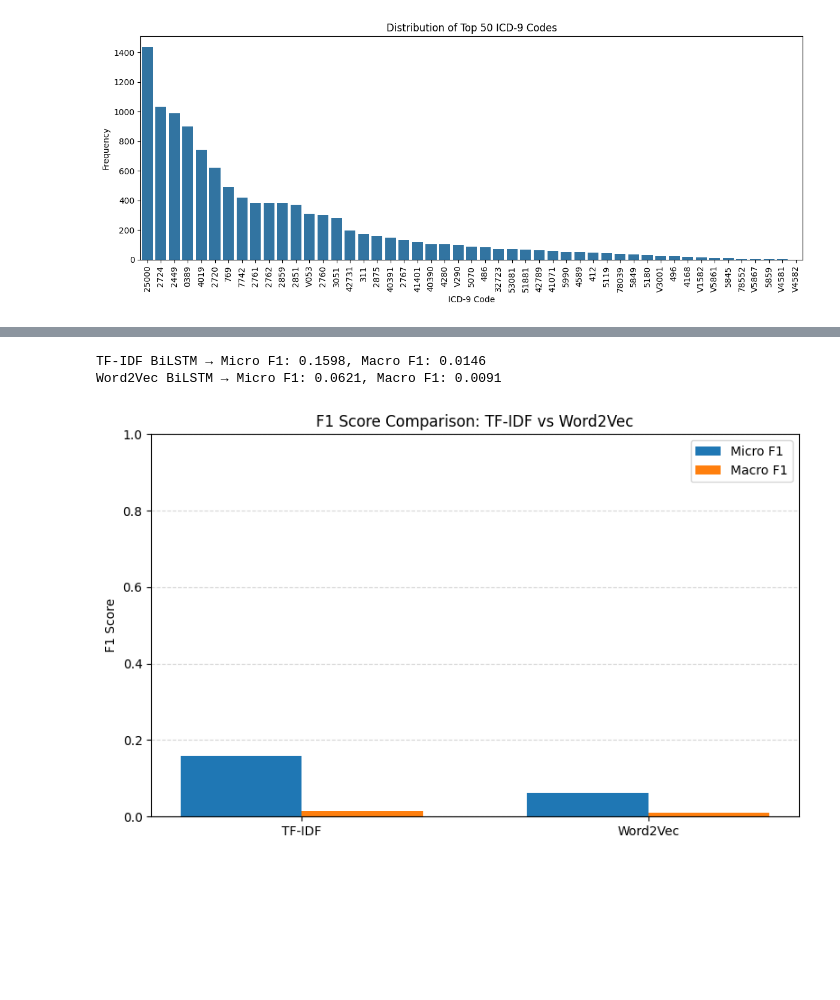
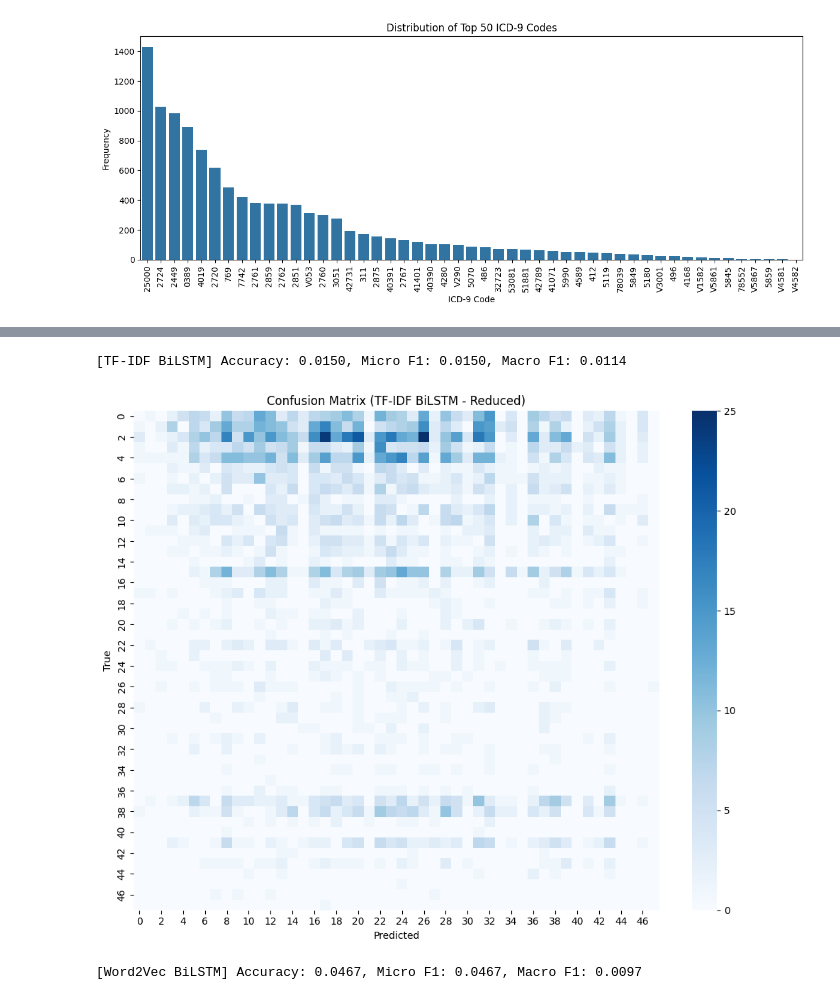
Before and after one commit to amarqez/BD4H, a Jupyter notebook: Vectorize & Train.ipynb, the cells around one changed output, grey strips where cells are left out. Cells and saved outputs as stored; diff of their text form; code cells hidden in the pictures; blank space fills up the shorter version.

```diff
--- a/Vectorize & Train.ipynb
+++ b/Vectorize & Train.ipynb
@@ -334,13 +400,14 @@ y_true, y_pred, y_proba = [], [], []
 
 with torch.no_grad():
     for inputs, targets in test_loader:
+        inputs = inputs.to(device)
         outputs = model(inputs)
         probs = torch.softmax(outputs, dim=1)
         preds = outputs.argmax(1)
 
-        y_true.extend(targets.numpy())
-        y_pred.extend(preds.numpy())
-        y_proba.extend(probs.numpy())
+        y_true.extend(targets.cpu().numpy())
+        y_pred.extend(preds.cpu().numpy())
+        y_proba.extend(probs.cpu().numpy())
 
 # Convert to arrays
 y_true = np.array(y_true)
@@ -532,56 +640,79 @@ Epoch 11/30 | Loss: 3.1962 | Accuracy: 0.1269
 # %%
-from sklearn.metrics import f1_score
+from sklearn.metrics import f1_score, accuracy_score, classification_report, confusion_matrix
+import matplotlib.pyplot as plt
+import seaborn as sns
 import numpy as np
-import matplotlib.pyplot as plt
+import pandas as pd
+import torch
 
-# -----------------------------
-# Evaluate TF-IDF BiLSTM Model
-# -----------------------------
+# ------------------------------------------
+# 1. Evaluate TF-IDF BiLSTM (Reduced SVD Version)
+# ------------------------------------------
 model_tfidf.eval()
 y_true_tfidf, y_pred_tfidf = [], []
 
 with torch.no_grad():
-    for inputs, targets in test_loader_tfidf:
+    for inputs, targets in test_loader:
+        inputs = inputs.to(model_tfidf.fc.weight.device)
         outputs = model_tfidf(inputs)
         preds = outputs.argmax(1)
-        y_true_tfidf.extend(targets.numpy())
-        y_pred_tfidf.extend(preds.numpy())
+        y_true_tfidf.extend(targets.cpu().numpy())
+        y_pred_tfidf.extend(preds.cpu().numpy())
 
 micro_f1_tfidf = f1_score(y_true_tfidf, y_pred_tfidf, average='micro')
 macro_f1_tfidf = f1_score(y_true_tfidf, y_pred_tfidf, average='macro')
+acc_tfidf = accuracy_score(y_true_tfidf, y_pred_tfidf)
 
-print(f"TF-IDF BiLSTM → Micro F1: {micro_f1_tfidf:.4f}, Macro F1: {macro_f1_tfidf:.4f}")
+print(f"[TF-IDF BiLSTM] Accuracy: {acc_tfidf:.4f}, Micro F1: {micro_f1_tfidf:.4f}, Macro F1: {macro_f1_tfidf:.4f}")
 
-# -----------------------------
-# Evaluate Word2Vec BiLSTM Model (Assumes you saved y_true/y_pred earlier)
-# -----------------------------
+# Save classification report
+report_tfidf = classification_report(y_true_tfidf, y_pred_tfidf, output_dict=True)
+report_df = pd.DataFrame(report_tfidf).transpose()
+report_df.to_csv("tfidf_reduced_classification_report.csv", index=True)
+
+# Confusion matrix
+conf_mat = confusion_matrix(y_true_tfidf, y_pred_tfidf)
+plt.figure(figsize=(10, 8))
+sns.heatmap(conf_mat, cmap="Blues", cbar=True)
+plt.title("Confusion Matrix (TF-IDF BiLSTM - Reduced)")
+plt.xlabel("Predicted")
+plt.ylabel("True")
+plt.tight_layout()
+plt.show()
+
+# ------------------------------------------
+# 2. Word2Vec BiLSTM Scores (Assumes `y_true` and `y_pred` exist)
+# ------------------------------------------
 micro_f1_w2v = f1_score(y_true, y_pred, average='micro')
 macro_f1_w2v = f1_score(y_true, y_pred, average='macro')
+acc_w2v = accuracy_score(y_true, y_pred)
 
-print(f"Word2Vec BiLSTM → Micro F1: {micro_f1_w2v:.4f}, Macro F1: {macro_f1_w2v:.4f}")
+print(f"[Word2Vec BiLSTM] Accuracy: {acc_w2v:.4f}, Micro F1: {micro_f1_w2v:.4f}, Macro F1: {macro_f1_w2v:.4f}")
 
-# -----------------------------
-# Visual Comparison Bar Chart
-# -----------------------------
+# ------------------------------------------
+# 3. F1 & Accuracy Comparison Bar Chart
+# ------------------------------------------
 labels = ['TF-IDF', 'Word2Vec']
 micro_f1s = [micro_f1_tfidf, micro_f1_w2v]
 macro_f1s = [macro_f1_tfidf, macro_f1_w2v]
+accuracies = [acc_tfidf, acc_w2v]
 
 x = np.arange(len(labels))
-width = 0.35
+width = 0.25
 
-plt.figure(figsize=(8, 5))
-plt.bar(x - width/2, micro_f1s, width, label='Micro F1')
-plt.bar(x + width/2, macro_f1s, width, label='Macro F1')
+plt.figure(figsize=(10, 6))
+plt.bar(x - width, micro_f1s, width, label='Micro F1')
+plt.bar(x, macro_f1s, width, label='Macro F1')
+plt.bar(x + width, accuracies, width, label='Accuracy')
 plt.xticks(x, labels)
 plt.ylim(0, 1)
-plt.ylabel("F1 Score")
-plt.title("F1 Score Comparison: TF-IDF vs Word2Vec")
+plt.ylabel("Score")
+plt.title("TF-IDF (Reduced) vs Word2Vec BiLSTM - Performance Comparison")
 plt.legend()
 plt.grid(True, axis='y', linestyle='--', alpha=0.5)
 plt.tight_layout()
 plt.show()
 # %% [output]
-TF-IDF BiLSTM → Micro F1: 0.1598, Macro F1: 0.0146
-Word2Vec BiLSTM → Micro F1: 0.0621, Macro F1: 0.0091
+[TF-IDF BiLSTM] Accuracy: 0.0150, Micro F1: 0.0150, Macro F1: 0.0114
-[figure, old version]
+[figure, new version]
+[Word2Vec BiLSTM] Accuracy: 0.0467, Micro F1: 0.0467, Macro F1: 0.0097
```
Also changed, not shown: parts of 26 cells of this notebook, 1 other file.
